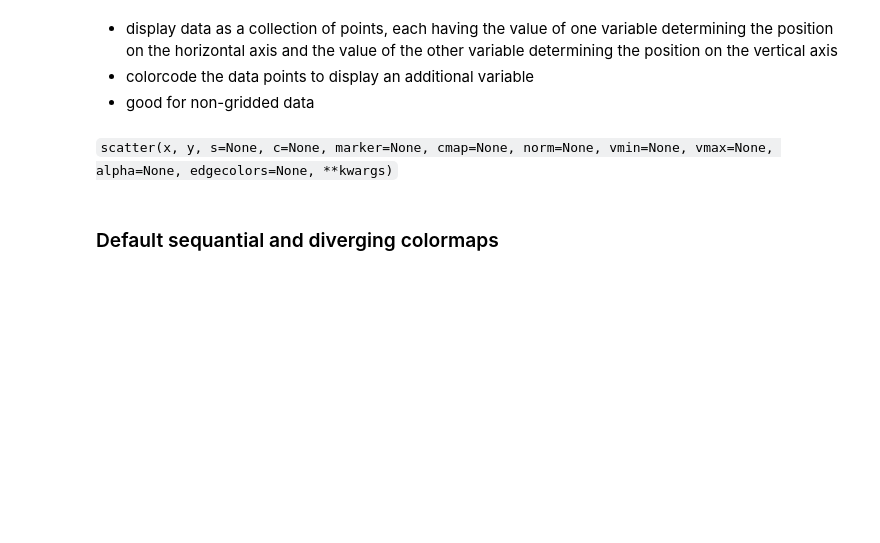
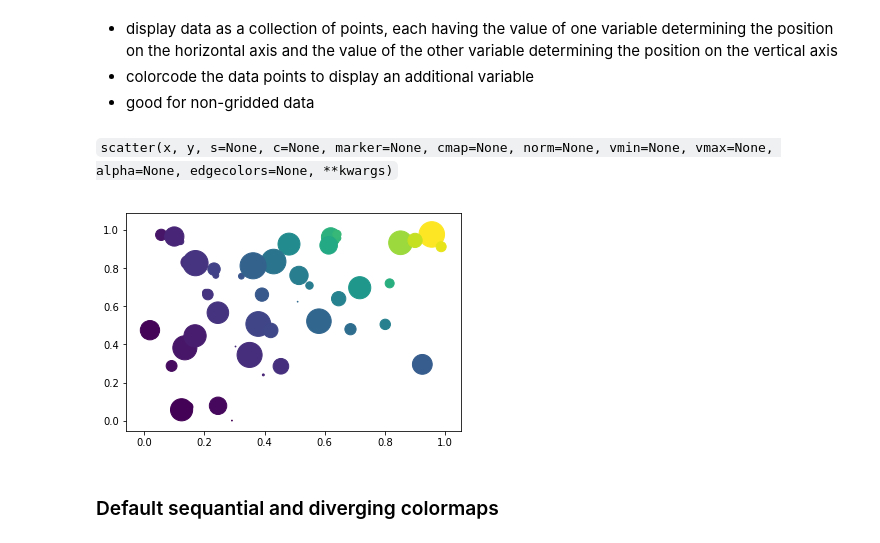
Before and after one commit to ueapy/ppd_python, a Jupyter notebook: notebooks/15-Matplotlib.ipynb, the cells around one changed output. Drawn from its saved outputs; the diff is of its cells as text; code cells hidden in the pictures; blank space fills up the shorter version.

```diff
--- a/notebooks/15-Matplotlib.ipynb
+++ b/notebooks/15-Matplotlib.ipynb
@@ -269,7 +305,9 @@ area = np.pi*(15*np.random.rand(N))**2  # 0 to 15 point radii
 colors = np.random.rand(N)
 # %%
 # Plot scatter
-plt.scatter(x, y, s=area, c=colors);
+plt.scatter(x, y, s=area, c=x*y);
+# %% [output]
+[figure, added]
 # %% [markdown]
 ### Default sequantial and diverging colormaps
 # %% [markdown]
```
Also changed, not shown: parts of 36 cells of this notebook, 2 other files.
